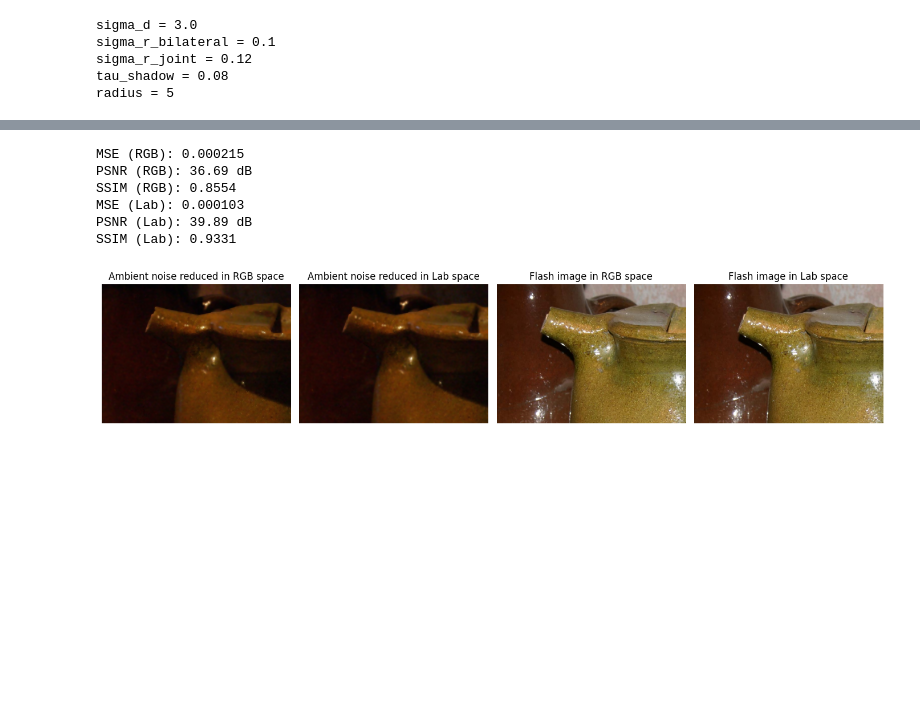
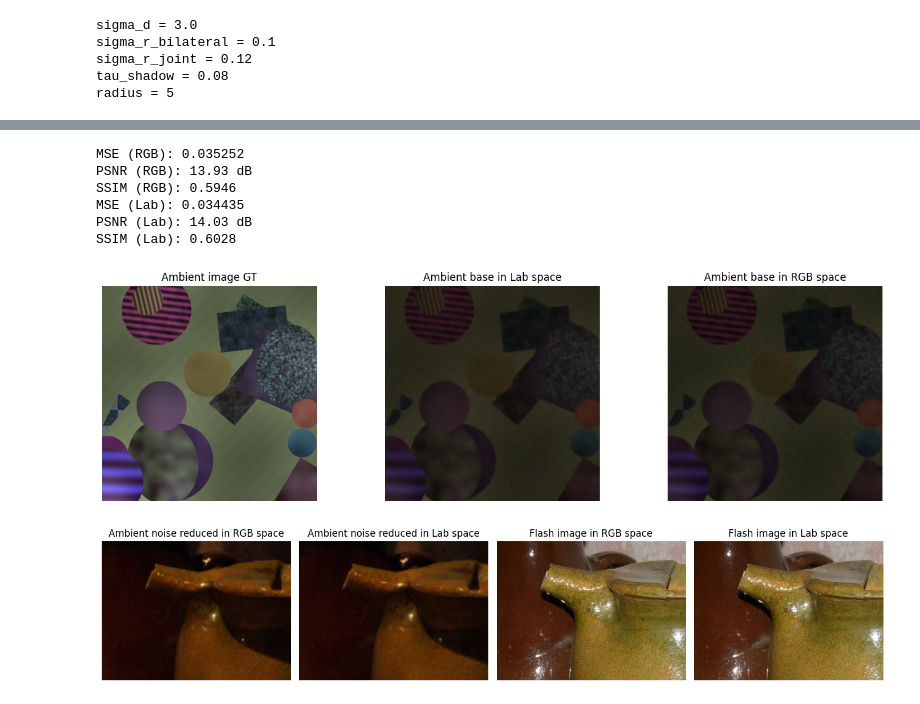
Before and after one commit to cheyu-cyber/flash_no_flash, a Jupyter notebook: classical_joint_bilateral__method/demo.ipynb, the cells around one changed output, grey strips where cells are left out. Drawn from its saved outputs; the diff is of its cells as text; code cells hidden in the pictures; blank space fills up the shorter version.

```diff
--- a/classical_joint_bilateral__method/demo.ipynb
+++ b/classical_joint_bilateral__method/demo.ipynb
@@ -130,26 +139,41 @@ plt.show()
 # %%
 # MSE Loss and PSNR and ssim between ambient_img_RGB and ambient_base_RGB
-from skimage.metrics import mean_squared_error, peak_signal_noise_ratio, structural_similarity
+from models.metrics import mean_squared_error, peak_signal_noise_ratio, structural_similarity
 
-mse = mean_squared_error(ambient_img_RGB, ambient_base_RGB)
-psnr = peak_signal_noise_ratio(ambient_img_RGB, ambient_base_RGB)
-ssim = structural_similarity(ambient_img_RGB, ambient_base_RGB, channel_axis=-1, data_range=1.0)
+ambient_GT_RGB = load_rgb01("../data/synthetic/train/no_flash_clean/00025.png")
+ambient_GT_LAB = load_Lab01("../data/synthetic/train/no_flash_clean/00025.png")
+mse = mean_squared_error(ambient_GT_RGB, ambient_base_RGB)
+psnr = peak_signal_noise_ratio(ambient_GT_RGB, ambient_base_RGB)
+ssim = structural_similarity(ambient_GT_RGB, ambient_base_RGB, channel_axis=-1, data_range=1.0)
 print(f"MSE (RGB): {mse:.6f}")
 print(f"PSNR (RGB): {psnr:.2f} dB")
 print(f"SSIM (RGB): {ssim:.4f}")
-mse_lab = mean_squared_error(ambient_img_Lab, ambient_base_Lab)
-psnr_lab = peak_signal_noise_ratio(ambient_img_Lab, ambient_base_Lab)
-ssim_lab = structural_similarity(ambient_img_Lab, ambient_base_Lab, channel_axis=-1, data_range=1.0)
+mse_lab = mean_squared_error(ambient_GT_RGB, ambient_base_Lab_RGB)
+psnr_lab = peak_signal_noise_ratio(ambient_GT_RGB, ambient_base_Lab_RGB)
+ssim_lab = structural_similarity(ambient_GT_RGB, ambient_base_Lab_RGB, channel_axis=-1, data_range=1.0)
 print(f"MSE (Lab): {mse_lab:.6f}")
 print(f"PSNR (Lab): {psnr_lab:.2f} dB")
 print(f"SSIM (Lab): {ssim_lab:.4f}")
+
+fig, axes = plt.subplots(1, 3, figsize=(14, 4))
+axes[0].imshow(ambient_GT_RGB)
+axes[0].set_title("Ambient image GT")
+axes[1].imshow(ambient_base_Lab_RGB)
+axes[1].set_title("Ambient base in Lab space")
+axes[2].imshow(ambient_base_RGB)
+axes[2].set_title("Ambient base in RGB space")
+for ax in axes:
+    ax.axis("off")
+plt.tight_layout()
+plt.show()
 # %% [output]
-MSE (RGB): 0.000215
-PSNR (RGB): 36.69 dB
-SSIM (RGB): 0.8554
-MSE (Lab): 0.000103
-PSNR (Lab): 39.89 dB
-SSIM (Lab): 0.9331
+MSE (RGB): 0.035252
+PSNR (RGB): 13.93 dB
+SSIM (RGB): 0.5946
+MSE (Lab): 0.034435
+PSNR (Lab): 14.03 dB
+SSIM (Lab): 0.6028
+[figure, added]
 # %%
 flash_img_RGB = load_rgb01("./flash_samples/potsdetail_00_flash.jpg")
 flash_img_Lab = load_Lab01("./flash_samples/potsdetail_00_flash.jpg")
```
Also changed, not shown: parts of 2 cells of this notebook, 8 other files.
